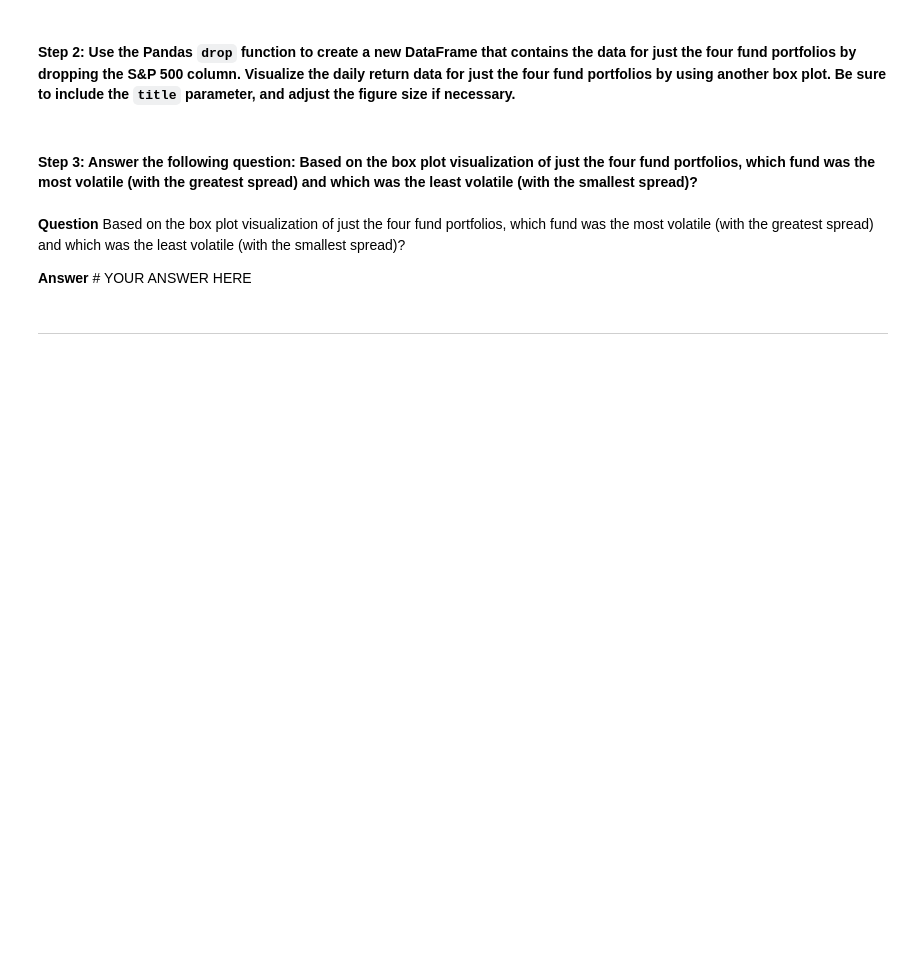
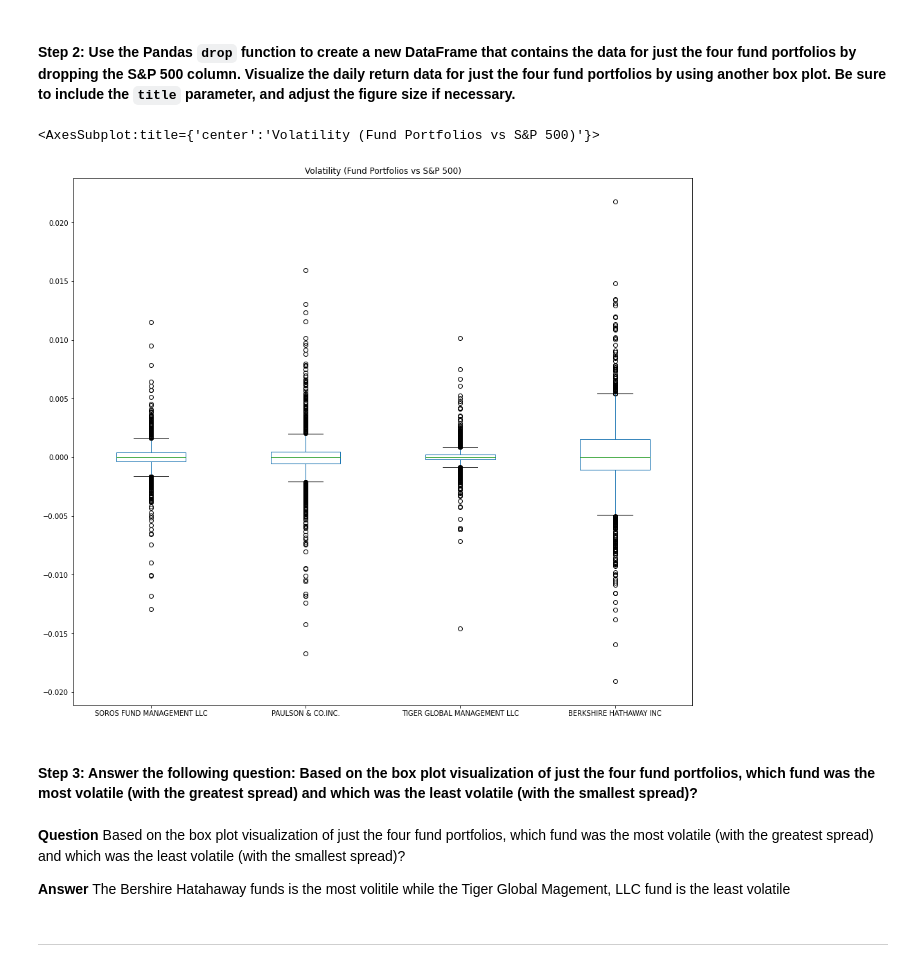
Before and after one commit to douglasg-fintec/Portfolio_Managment, a Jupyter notebook: risk_return_analysis.ipynb, the cells around one changed output. Saved outputs shown, nothing was run; the diff lists cells and outputs as text; code cells hidden in the pictures; blank space fills up the shorter version.

```diff
--- a/risk_return_analysis.ipynb
+++ b/risk_return_analysis.ipynb
@@ -278,14 +281,20 @@ Analyze the volatility of each of the four fund portfolios and of the S&P 500 In
 # %%
 # Create a new DataFrame containing only the 4 fund portfolios by dropping the S&P 500 column from the DataFrame
 # Create box plots to reflect the return data for only the 4 fund portfolios
 # Include a title parameter and adjust the figure size
-# YOUR CODE HERE
+# Drop the S&P 500 column fromo the dataframe
+whale_daily_return_NoSP500 = whale_daily_returns.drop(columns=['S&P 500'])
+# Plat thje new dataframe
+whale_daily_return_NoSP500.plot(kind='box', figsize=(16,14),title="Volatility (Fund Portfolios vs S&P 500)")
+# %% [output]
+<AxesSubplot:title={'center':'Volatility (Fund Portfolios vs S&P 500)'}>
+[figure, added]
 # %% [markdown]
 #### Step 3: Answer the following question: Based on the box plot visualization of just the four fund portfolios, which fund was the most volatile (with the greatest spread) and which was the least volatile (with the smallest spread)?
 # %% [markdown]
 **Question** Based on the box plot visualization of just the four fund portfolios, which fund was the most volatile (with the greatest spread) and which was the least volatile (with the smallest spread)?
 
-**Answer** # YOUR ANSWER HERE
+**Answer** The Bershire Hatahaway funds is the most volitile while the Tiger Global Magement, LLC fund is the least volatile
 # %% [markdown]
 ---
 # %% [markdown]
```
Also changed, not shown: parts of 1 cell of this notebook, 1 other file.
